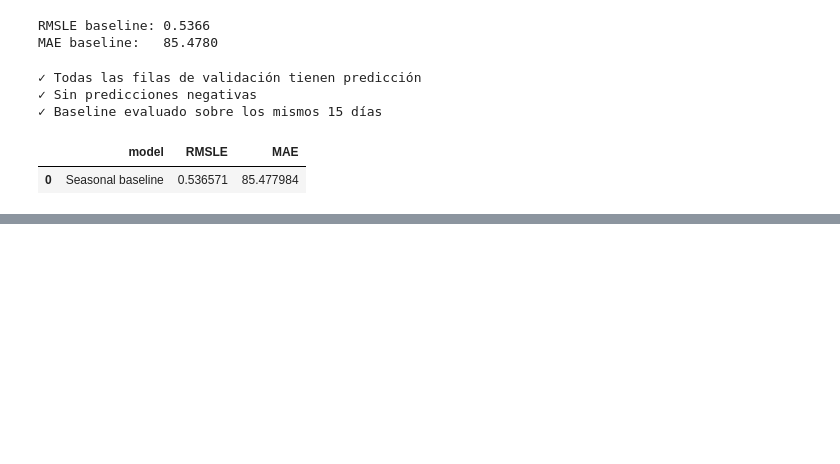
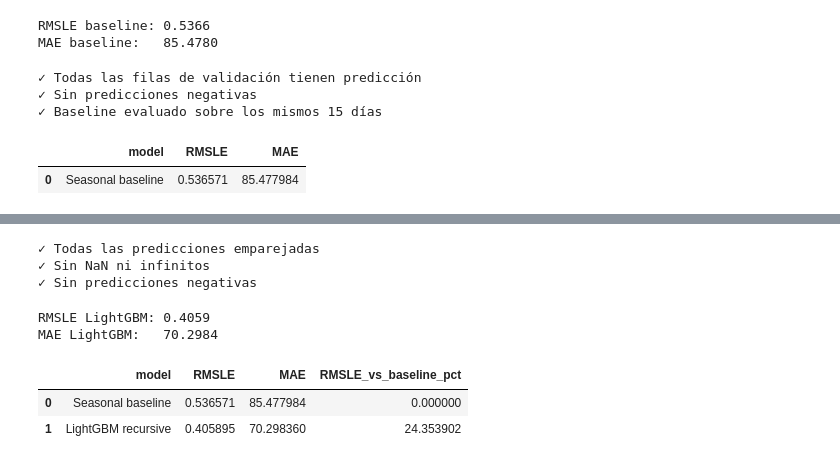
Before and after one commit to moiseslobayza/bekantor-demand-intelligence, a Jupyter notebook: notebooks/05_modeling.ipynb, the cells around one changed output, grey strips where cells are left out. Saved outputs shown, nothing was run; the diff lists cells and outputs as text; code cells hidden in the pictures; blank space fills up the shorter version.

```diff
--- a/notebooks/05_modeling.ipynb
+++ b/notebooks/05_modeling.ipynb
@@ -452,0 +681,67 @@ model_results
+# %%
+validation_truth = validation[
+    ["date", "store_nbr", "family", "sales"]
+].copy()
+
+lgbm_eval = validation_truth.merge(
+    recursive_predictions,
+    on=["date", "store_nbr", "family"],
+    how="left",
+    validate="one_to_one",
+)
+
+assert len(lgbm_eval) == len(validation)
+assert lgbm_eval["prediction"].notna().all()
+assert np.isfinite(lgbm_eval["prediction"]).all()
+assert (lgbm_eval["prediction"] >= 0).all()
+
+print("✓ Todas las predicciones emparejadas")
+print("✓ Sin NaN ni infinitos")
+print("✓ Sin predicciones negativas")
+# %% [output]
+✓ Todas las predicciones emparejadas
+✓ Sin NaN ni infinitos
+✓ Sin predicciones negativas
+# %%
+lgbm_rmsle = rmsle(
+    lgbm_eval["sales"],
+    lgbm_eval["prediction"],
+)
+
+lgbm_mae = np.mean(
+    np.abs(
+        lgbm_eval["sales"]
+        - lgbm_eval["prediction"]
+    )
+)
+
+print(f"RMSLE LightGBM: {lgbm_rmsle:.4f}")
+print(f"MAE LightGBM:   {lgbm_mae:.4f}")
+# %% [output]
+RMSLE LightGBM: 0.4059
+MAE LightGBM:   70.2984
+# %%
+model_results = pd.DataFrame([
+    {
+        "model": "Seasonal baseline",
+        "RMSLE": baseline_rmsle,
+        "MAE": baseline_mae,
+    },
+    {
+        "model": "LightGBM recursive",
+        "RMSLE": lgbm_rmsle,
+        "MAE": lgbm_mae,
+    },
+])
+
+model_results["RMSLE_vs_baseline_pct"] = (
+    (baseline_rmsle - model_results["RMSLE"])
+    / baseline_rmsle
+    * 100
+)
+
+model_results
+# %% [output]
+|  | model | RMSLE | MAE | RMSLE_vs_baseline_pct |
+| 0 | Seasonal baseline | 0.536571 | 85.477984 | 0.000000 |
+| 1 | LightGBM recursive | 0.405895 | 70.298360 | 24.353902 |
```
Also changed, not shown: parts of 10 cells of this notebook, 2 other files.
